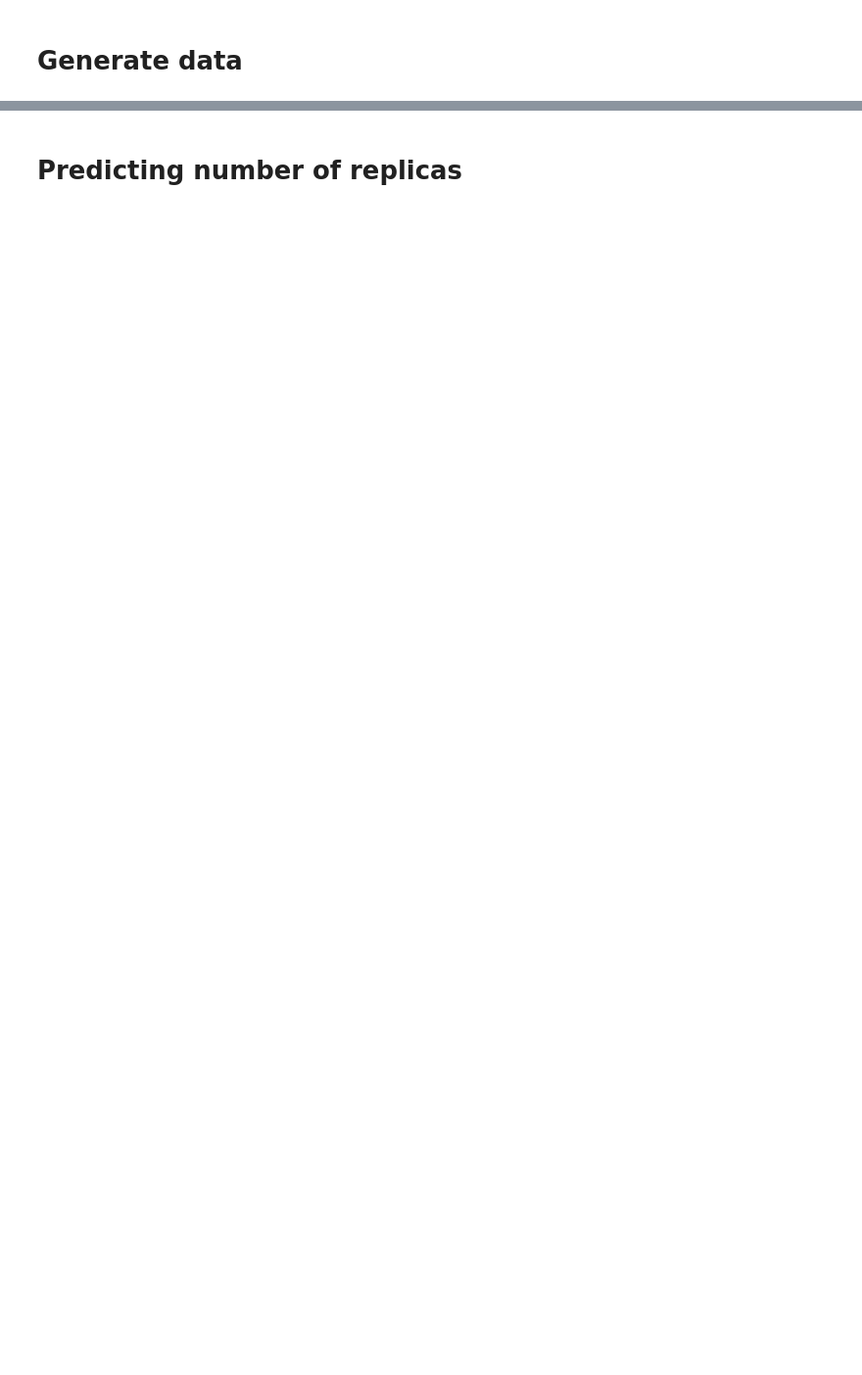
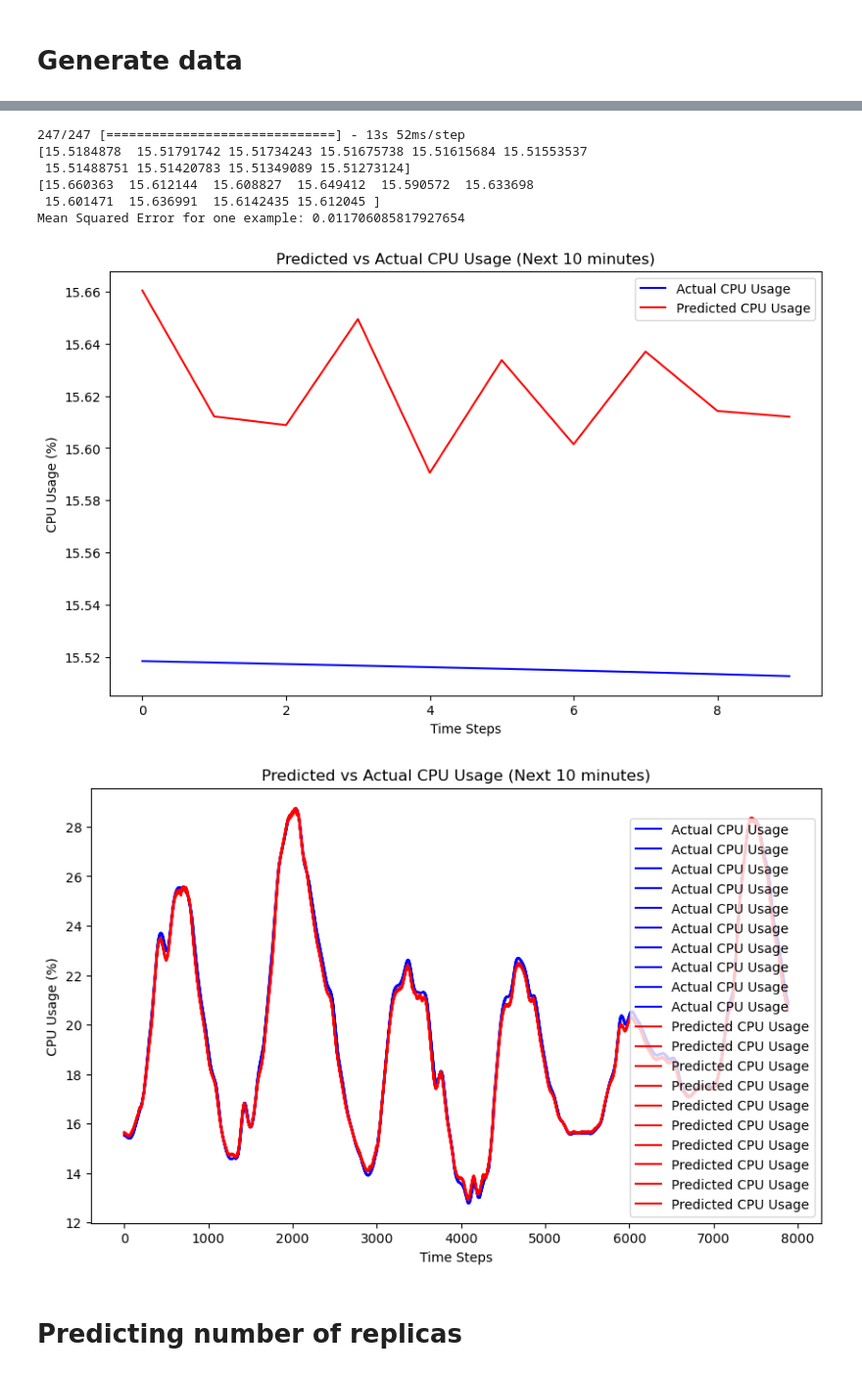
Before and after one commit to BrandonStreets-Mcleod/dissertation-test-code, a Jupyter notebook: Python/forecasting-model-test.ipynb, the cells around one changed output, grey strips where cells are left out. Shown at 98% size. Drawn from its saved outputs; the diff is of its cells as text; code cells hidden in the pictures; blank space fills up the shorter version.

Commit message:
added new data and a model that works

```diff
--- a/Python/forecasting-model-test.ipynb
+++ b/Python/forecasting-model-test.ipynb
@@ -397,3 +266,49 @@ True: [22.80358625] Predicted: [30.219402] Difference: [-7.41581606]
+# %%
+# Make predictions for the next 10 minutes (10 time steps)
+predictions = model.predict(X_test)
+
+# Rescale the predicted and actual values (only CPU usage, which is the last feature)
+cpu_usage_scaler = MinMaxScaler()
+cpu_usage_scaler.min_, cpu_usage_scaler.scale_ = scaler.min_[-1], scaler.scale_[-1]
+
+y_test_rescaled = cpu_usage_scaler.inverse_transform(y_test)
+predictions_rescaled = cpu_usage_scaler.inverse_transform(predictions)
+
+print(y_test_rescaled[0])
+print(predictions_rescaled[0])
+
+# Calculate Mean Squared Error
+mse = mean_squared_error(y_test_rescaled[0], predictions_rescaled[0])
+print("Mean Squared Error for one example:", mse)
+
+# Plot the actual vs predicted values (for one example)
+plt.figure(figsize=(10, 6))
+plt.plot(y_test_rescaled[0], label='Actual CPU Usage', color='blue')
+plt.plot(predictions_rescaled[0], label='Predicted CPU Usage', color='red')
+plt.title('Predicted vs Actual CPU Usage (Next 10 minutes)')
+plt.xlabel('Time Steps')
+plt.ylabel('CPU Usage (%)')
+plt.legend()
+plt.show()
+
+# Plot the actual vs predicted values (for one example)
+plt.figure(figsize=(10, 6))
+plt.plot(y_test_rescaled, label='Actual CPU Usage', color='blue')
+plt.plot(predictions_rescaled, label='Predicted CPU Usage', color='red')
+plt.title('Predicted vs Actual CPU Usage (Next 10 minutes)')
+plt.xlabel('Time Steps')
+plt.ylabel('CPU Usage (%)')
+plt.legend()
+plt.show()
+# %% [output]
+247/247 [==============================] - 13s 52ms/step
+[15.5184878  15.51791742 15.51734243 15.51675738 15.51615684 15.51553537
+ 15.51488751 15.51420783 15.51349089 15.51273124]
+[15.660363  15.612144  15.608827  15.649412  15.590572  15.633698
+ 15.601471  15.636991  15.6142435 15.612045 ]
+Mean Squared Error for one example: 0.011706085817927654
+[figure, added]
+[figure, added]
 # %% [markdown]
 # Predicting number of replicas
 # %%
```
Also changed, not shown: parts of 13 cells of this notebook, 2 other files.
